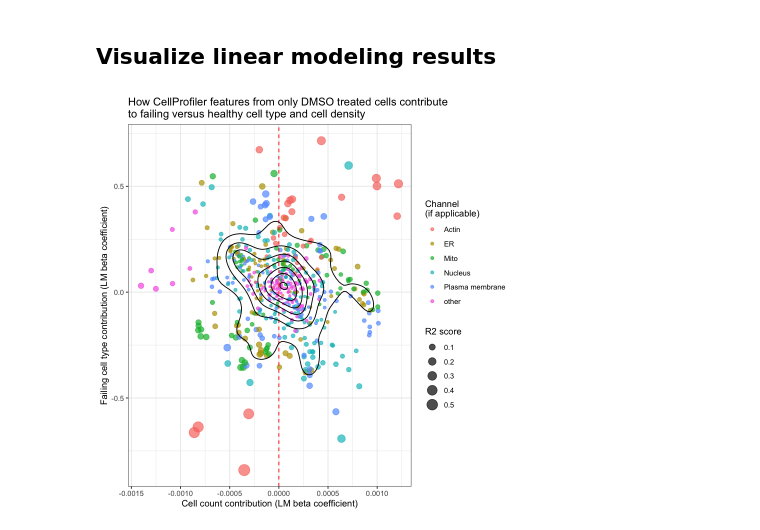
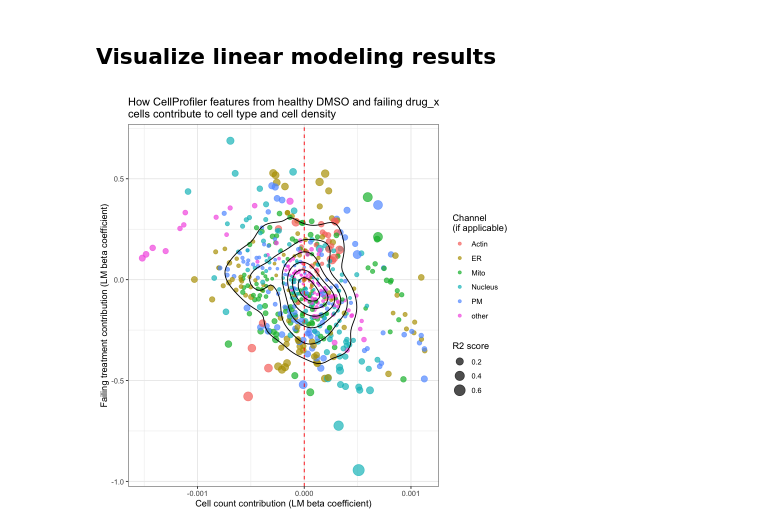
Before and after one commit to WayScience/cellpainting_predicts_cardiac_fibrosis, a Jupyter notebook: 4.analyze_data/notebooks/linear_model/1.visualize_linear_model.ipynb, the cells around one changed output. Drawn from its saved outputs; the diff is of its cells as text; code cells hidden in the pictures.

Commit message:
update and add new LM visualizations

```diff
--- a/4.analyze_data/notebooks/linear_model/1.visualize_linear_model.ipynb
+++ b/4.analyze_data/notebooks/linear_model/1.visualize_linear_model.ipynb
@@ -10,8 +18,14 @@ Warning message:
 # Focusing on plate 3
 plate <- "localhost230405150001"
 
+# Set directories
 input_dir <- "results"
-lm_file <- file.path(input_dir, paste0(plate, "_linear_model_DMSO_failing_healthy.tsv"))
+output_fig_dir <- "figures"
 
-output_fig_dir <- "figures"
-lm_fig <- file.path(output_fig_dir, paste0(plate, "_linear_model_DMSO_failing_healthy.png"))
+# Path to file with LM coefficients to plot
+lm_file <- file.path(input_dir, paste0(plate, "_linear_model_healthy_DMSO_failing_drug.tsv"))
+
+# Paths for each figure output
+lm_fig <- file.path(output_fig_dir, paste0(plate, "_linear_model_healthy_DMSO_failing_drug.png"))
+lm_group_fig <- file.path(output_fig_dir, paste0(plate, "_linear_model_healthy_DMSO_failing_drug_bygroup.png"))
+lm_coef_fig <- file.path(output_fig_dir, paste0(plate, "_linear_model_healthy_DMSO_failing_drug_coefficients.png"))
@@ -45,7 +61,7 @@ lm_df$channel_cleaned <- dplyr::recode(lm_df$channel_cleaned,
     "ER" = "ER",
     "Actin" = "Actin",
     "Mitochondria" = "Mito",
-    "PM" = "Plasma membrane",
+    "PM" = "PM",
     .default = "other",
     .missing = "other"
 )
@@ -71,22 +87,22 @@ A tibble: 3 × 12
 # %%
 lm_fig_gg <- (
     ggplot(lm_df, aes(x = cell_count_coef, y = failing_coef))
     + geom_point(aes(size = r2_score, color = channel_cleaned), alpha = 0.7)
     + geom_vline(xintercept = 0, linetype = "dashed", color = "red")
     + geom_density2d(color="black", show.legend = FALSE)
     + theme_bw()
     + guides(
         color = guide_legend(title = "Channel\n(if applicable)", order = 1),
         size = guide_legend(title = "R2 score")
     )
-    + ylab("Failing cell type contribution (LM beta coefficient)")
+    + ylab("Failing treatment contribution (LM beta coefficient)")
     + xlab("Cell count contribution (LM beta coefficient)")
-    + ggtitle("How CellProfiler features from only DMSO treated cells contribute\nto failing versus healthy cell type and cell density")
+    + ggtitle("How CellProfiler features from healthy DMSO and failing drug_x\ncells contribute to cell type and cell density")
 )
 
 # Output figure
 ggsave(lm_fig, lm_fig_gg, dpi = 500, height = 6, width = 6)
 
 lm_fig_gg
 # %% [output]
-[figure, old version]
+[figure, new version]
```
Also changed, not shown: parts of 10 cells of this notebook, 14 other files.
